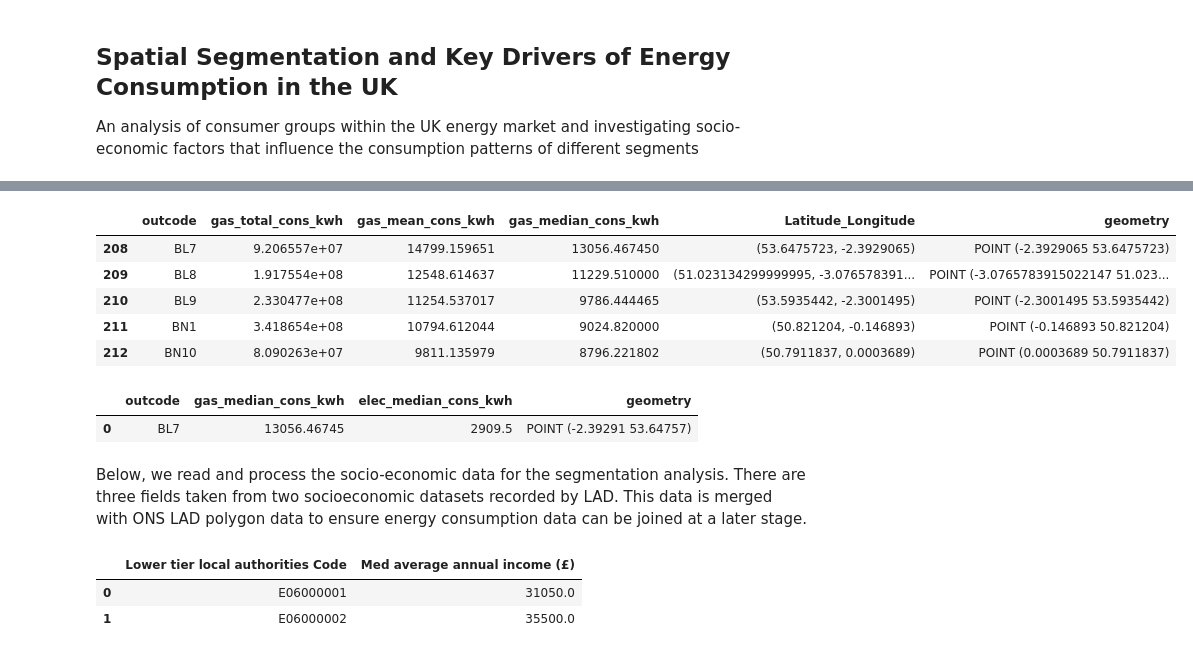
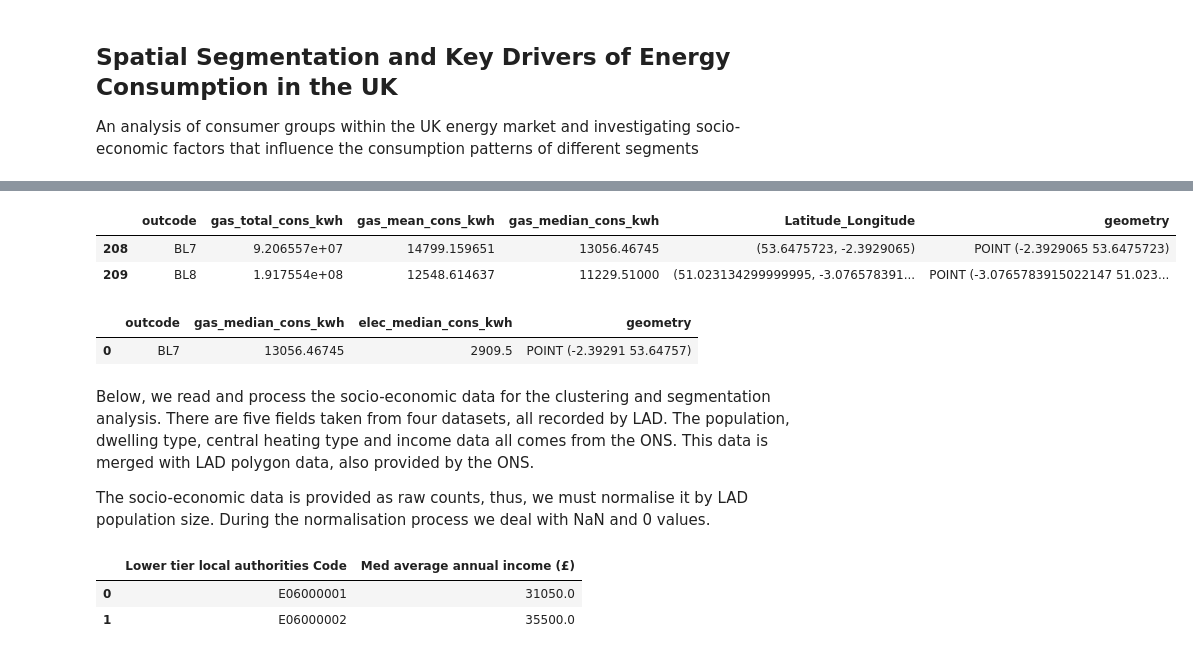
Before and after one commit to NikhilSDesai/SpatialDataScience, a Jupyter notebook: SDS_Analysis/CASA0006_FinalAssignment.ipynb, the cells around one changed output, grey strips where cells are left out. Cells and saved outputs as stored; diff of their text form; code cells hidden in the pictures.

```diff
--- a/SDS_Analysis/CASA0006_FinalAssignment.ipynb
+++ b/SDS_Analysis/CASA0006_FinalAssignment.ipynb
@@ -90,14 +91,11 @@ geocode = RateLimiter(geolocator.geocode, min_delay_seconds=1)
 # apply to outcode column
 gas_df['Latitude_Longitude'] = gas_df['outcode'].apply(lambda x: get_lat_lon(x))
 # %%
-gas_df.head()
+gas_df.head(2)
 # %% [output]
 |  | outcode | gas_total_cons_kwh | gas_mean_cons_kwh | gas_median_cons_kwh | Latitude_Longitude | geometry |
-| 208 | BL7 | 9.206557e+07 | 14799.159651 | 13056.467450 | (53.6475723, -2.3929065) | POINT (-2.3929065 53.6475723) |
-| 209 | BL8 | 1.917554e+08 | 12548.614637 | 11229.510000 | (51.023134299999995, -3.076578391... | POINT (-3.0765783915022147 51.023... |
-| 210 | BL9 | 2.330477e+08 | 11254.537017 | 9786.444465 | (53.5935442, -2.3001495) | POINT (-2.3001495 53.5935442) |
-| 211 | BN1 | 3.418654e+08 | 10794.612044 | 9024.820000 | (50.821204, -0.146893) | POINT (-0.146893 50.821204) |
-| 212 | BN10 | 8.090263e+07 | 9811.135979 | 8796.221802 | (50.7911837, 0.0003689) | POINT (0.0003689 50.7911837) |
+| 208 | BL7 | 9.206557e+07 | 14799.159651 | 13056.46745 | (53.6475723, -2.3929065) | POINT (-2.3929065 53.6475723) |
+| 209 | BL8 | 1.917554e+08 | 12548.614637 | 11229.51000 | (51.023134299999995, -3.076578391... | POINT (-3.0765783915022147 51.023... |
 # %%
 # convert string coordinates to a point object
 def parse_coordinates(coord_tuple):
@@ -137,7 +135,9 @@ energycon_gdf.head(2)
 |  | outcode | gas_median_cons_kwh | elec_median_cons_kwh | geometry |
 | 0 | BL7 | 13056.46745 | 2909.5 | POINT (-2.39291 53.64757) |
 # %% [markdown]
-Below, we read and process the socio-economic data for the segmentation analysis. There are three fields taken from two socioeconomic datasets recorded by LAD. This data is merged with ONS LAD polygon data to ensure energy consumption data can be joined at a later stage.
+Below, we read and process the socio-economic data for the clustering and segmentation analysis. There are five fields taken from four datasets, all recorded by LAD. The population, dwelling type, central heating type and income data all comes from the ONS. This data is merged with LAD polygon data, also provided by the ONS.
+
+The socio-economic data is provided as raw counts, thus, we must normalise it by LAD population size. During the normalisation process we deal with NaN and 0 values.
 # %%
 # read in ONS socioeconomic & LAD geometry data
 income = pd.read_csv('data/annual_income.csv') # annual income
```
Also changed, not shown: parts of 12 cells of this notebook, 3 other files.
